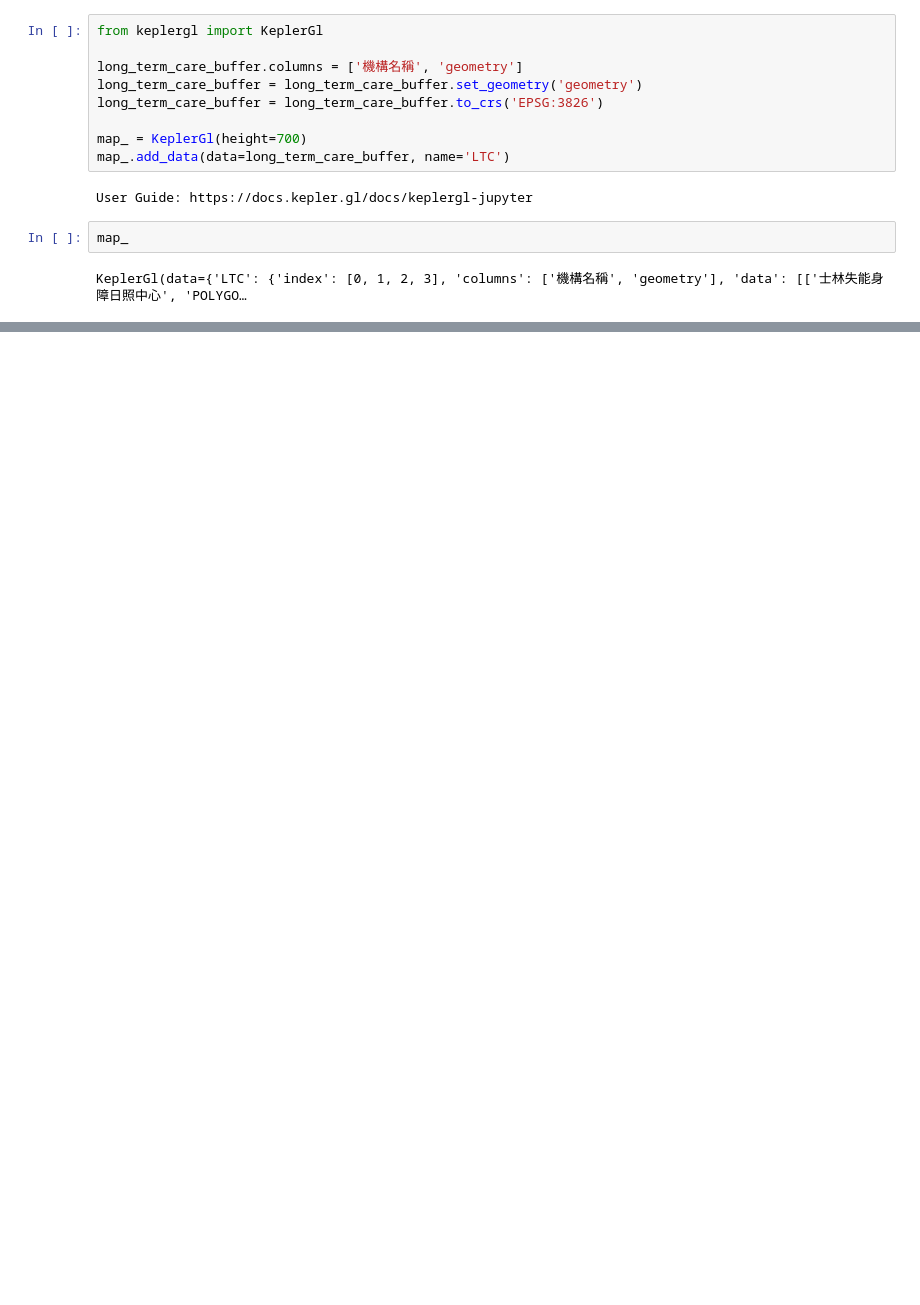
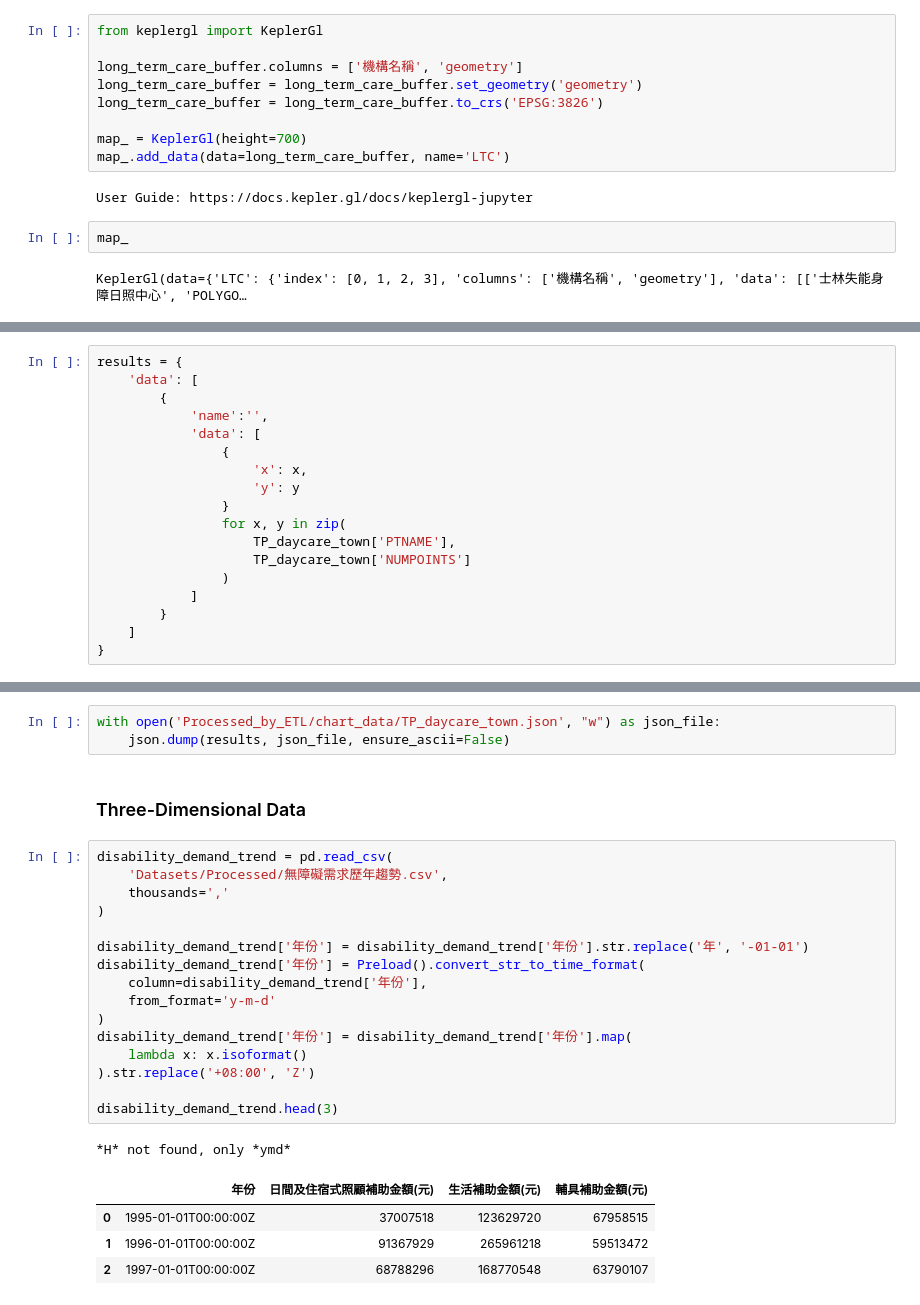
Before and after one commit to tpe-doit/Taipei-Codefest-2023-Workshop, a Jupyter notebook: demo.ipynb, the cells around one changed output, grey strips where cells are left out. Saved outputs shown, nothing was run; the diff lists cells and outputs as text; blank space fills up the shorter version.

```diff
--- a/demo.ipynb
+++ b/demo.ipynb
@@ -455,0 +495,18 @@ KeplerGl(data={'LTC': {'index': [0, 1, 2, 3], 'columns': ['機構名稱', 'geome
+# %%
+results = {
+    'data': [
+        {
+            'name':'',
+            'data': [
+                {
+                    'x': x,
+                    'y': y
+                }
+                for x, y in zip(
+                    TP_daycare_town['PTNAME'],
+                    TP_daycare_town['NUMPOINTS']
+                )
+            ]
+        }
+    ]
+}
@@ -455,0 +529,27 @@ KeplerGl(data={'LTC': {'index': [0, 1, 2, 3], 'columns': ['機構名稱', 'geome
+# %%
+with open('Processed_by_ETL/chart_data/TP_daycare_town.json', "w") as json_file:
+    json.dump(results, json_file, ensure_ascii=False)
+# %% [markdown]
+### Three-Dimensional Data
+# %%
+disability_demand_trend = pd.read_csv(
+    'Datasets/Processed/無障礙需求歷年趨勢.csv',
+    thousands=','
+)
+
+disability_demand_trend['年份'] = disability_demand_trend['年份'].str.replace('年', '-01-01')
+disability_demand_trend['年份'] = Preload().convert_str_to_time_format(
+    column=disability_demand_trend['年份'],
+    from_format='y-m-d'
+)
+disability_demand_trend['年份'] = disability_demand_trend['年份'].map(
+    lambda x: x.isoformat()
+).str.replace('+08:00', 'Z')
+
+disability_demand_trend.head(3)
+# %% [output]
+*H* not found, only *ymd*
+|  | 年份 | 日間及住宿式照顧補助金額(元) | 生活補助金額(元) | 輔具補助金額(元) |
+| 0 | 1995-01-01T00:00:00Z | 37007518 | 123629720 | 67958515 |
+| 1 | 1996-01-01T00:00:00Z | 91367929 | 265961218 | 59513472 |
+| 2 | 1997-01-01T00:00:00Z | 68788296 | 168770548 | 63790107 |
```
Also changed, not shown: parts of 12 cells of this notebook.
